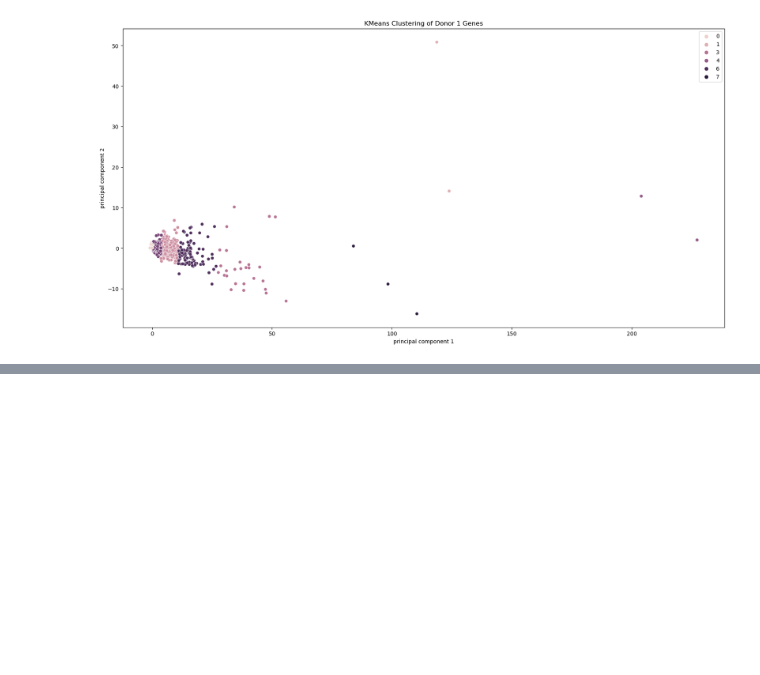
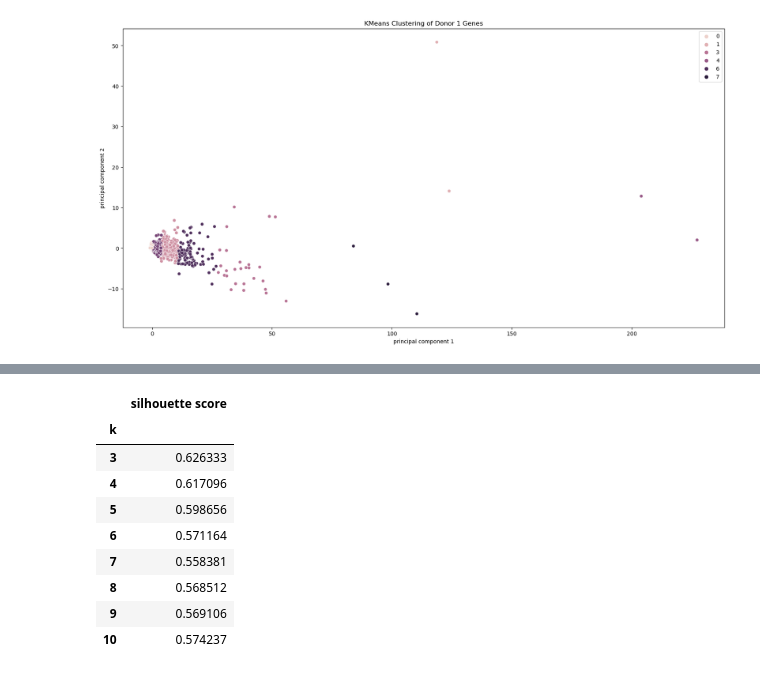
Before and after one commit to sarawirth/MachineLearning, a Jupyter notebook: Clustering.ipynb, the cells around one changed output, grey strips where cells are left out. Saved outputs shown, nothing was run; the diff lists cells and outputs as text; code cells hidden in the pictures; blank space fills up the shorter version.

```diff
--- a/Clustering.ipynb
+++ b/Clustering.ipynb
@@ -234,0 +286,18 @@ ks5_sil
+# %%
+#Dateset with only 1000 genes
+sils = {3:ks3_sil, 4:ks4_sil, 5:ks5_sil, 6:ks6_sil, 7:ks7_sil, 8:ks8_sil, 9:ks9_sil, 10:ks10_sil}
+sils_df = pd.DataFrame.from_dict(sils, orient='index')
+sils_df.index.name = 'k'
+sils_df.columns = ["silhouette score"]
+sils_df
+# %% [output]
+|  | silhouette score |
+| k |  |
+| 3 | 0.626333 |
+| 4 | 0.617096 |
+| 5 | 0.598656 |
+| 6 | 0.571164 |
+| 7 | 0.558381 |
+| 8 | 0.568512 |
+| 9 | 0.569106 |
+| 10 | 0.574237 |
```
Also changed, not shown: parts of 17 cells of this notebook.
